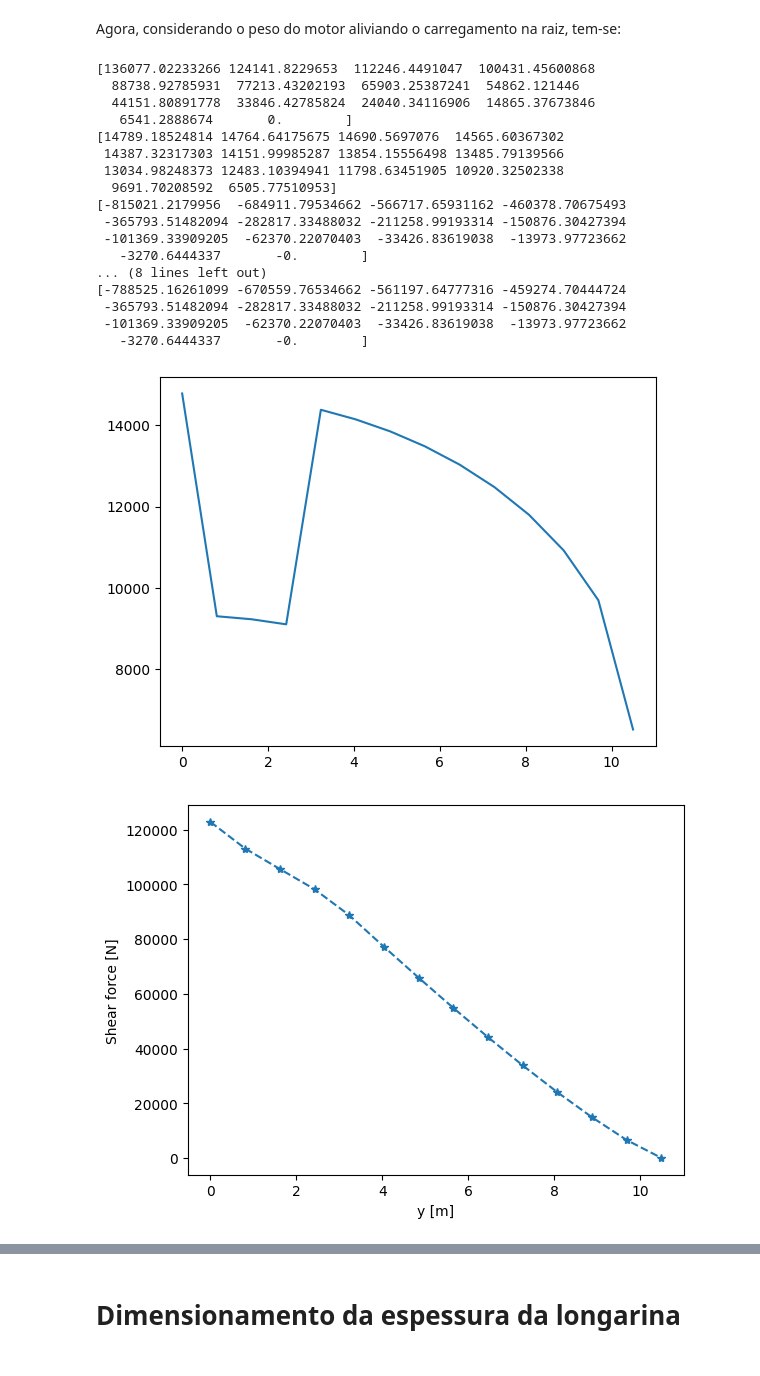
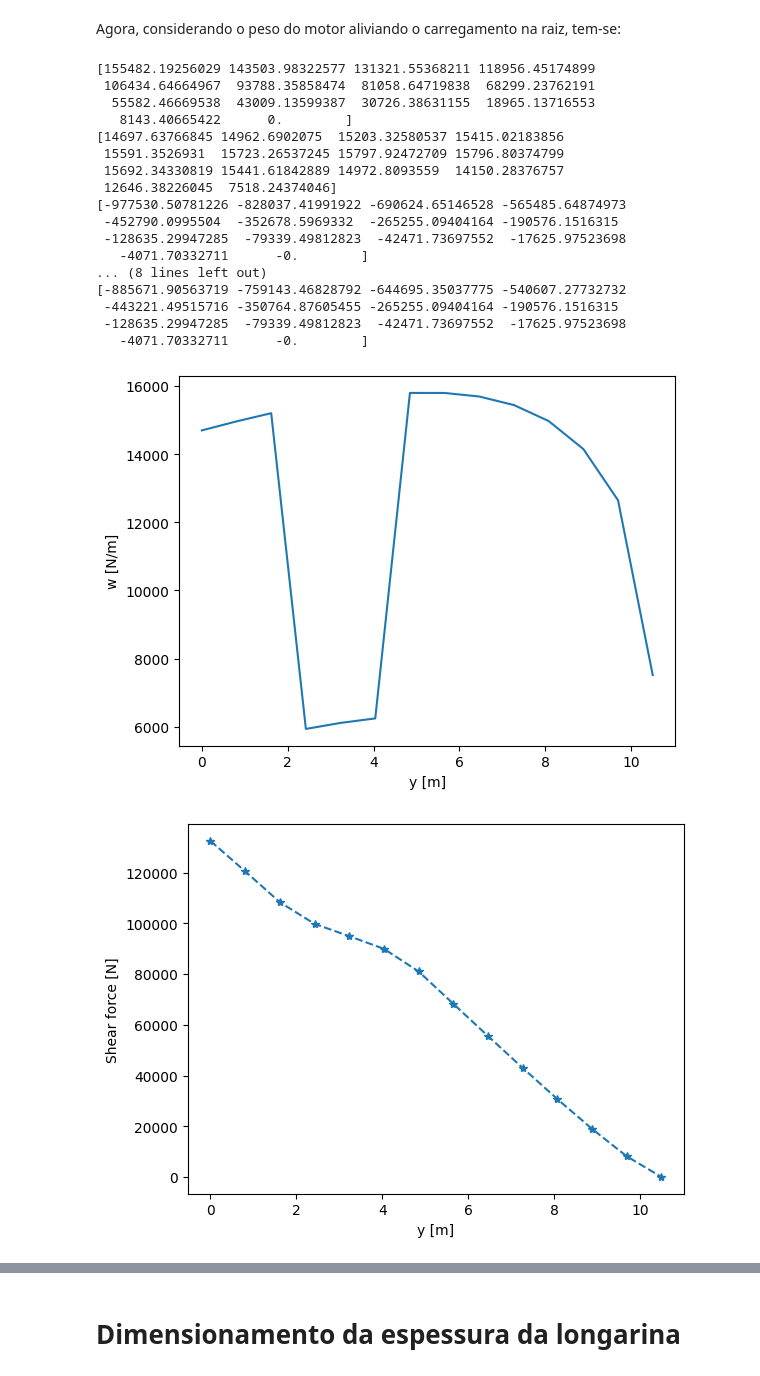
Before and after one commit to FeLorentzo/AircraftProjectEESC, a Jupyter notebook: AircraftPreliminaryDesign/AircraftPreliminaryDesign.ipynb, the cells around one changed output, grey strips where cells are left out. Saved outputs shown, nothing was run; the diff lists cells and outputs as text; code cells hidden in the pictures.

```diff
--- a/AircraftPreliminaryDesign/AircraftPreliminaryDesign.ipynb
+++ b/AircraftPreliminaryDesign/AircraftPreliminaryDesign.ipynb
@@ -82,7 +82,7 @@ aircraft = {
     'S_wet': 84.4,
     'Percent_laminar': 0.1,
     'sweep': 0,
-    'taper_ratio': 1,
+    'taper_ratio': 0.5,
     'hinge': False,
     'thickness': 0.12,
     'material': "Aerospace aluminum", # Dever ser compativel com o arquivo weight_estimation_data.json
@@ -439,6 +439,8 @@ def calculate_fuel_weight(aircraft):
 
 aircraft['engine']['weight'] = 229.5
 
+aircraft['landing gear']['height'] = 1.25
+
 aircraft['wing']['W'] = calculate_wing_weight(aircraft, weight_estimation_data)
 aircraft['ht']['W'] = calculate_horizontal_tail_weight(aircraft, weight_estimation_data)
 aircraft['vt']['W'] = calculate_vertical_tail_weight(aircraft, weight_estimation_data)
@@ -682,8 +688,8 @@ def get_gusts_lines(cza, alphas, W, S, v, n_max, n_min, n_plus, n_minus):
 # %%
 # Problem data
 
-n_max = 3.8
-n_min = -0.4 * n_max
+n_max = (2.1 + (24000/(19000 + 10000))) * 1.5 # ultimate
+n_min = -0.4 * n_max * 1.5 # ultimate
 
 W = aircraft['definitions']['MTOW'] * g / units.kgf2n(1) # lbf
 S = aircraft['wing']['S'] / (units.ft2m(1)**2) # ft²
@@ -1179,49 +1199,53 @@ Agora, considerando o peso do motor aliviando o carregamento na raiz, tem-se:
 # %%
 engine_weight = 242 * 9.81
 engine_diameter = 0.48
+propeller_diameter = 2.1
 
-engine_load = n_max * engine_weight / 3 / 0.55
+engine_load = n_max * engine_weight / (2 * 0.55) # fator de carga vezes peso dividido pela área de influência, para
+# retornar o carregamento do motor, estimado como uniforme
 
 print(SF)
 print(w)
 print(BM)
 
-w[1:4] = w[1:4] - engine_load
+w[3:6] = w[3:6] - engine_load
 SF, BM = compute_shear_force_and_bending_moment(w, delta_y)
 
 print(SF)
 print(w)
 print(BM)
 
 plt.plot(y_sections, w)
+plt.xlabel('y [m]')
+plt.ylabel('w [N/m]')
 plt.show()
 
 plt.plot(y_sections, SF, '*--')
 plt.xlabel('y [m]')
 plt.ylabel('Shear force [N]')
 plt.show()
 
 plt.plot(y_sections, BM, '*--')
 plt.xlabel('y [m]')
 plt.ylabel('Bending Moment [N]')
 plt.show()
 # %% [output]
-[136077.02233266 124141.8229653  112246.4491047  100431.45600868
-  88738.92785931  77213.43202193  65903.25387241  54862.121446
-  44151.80891778  33846.42785824  24040.34116906  14865.37673846
-   6541.2888674       0.        ]
-[14789.18524814 14764.64175675 14690.5697076  14565.60367302
- 14387.32317303 14151.99985287 13854.15556498 13485.79139566
- 13034.98248373 12483.10394941 11798.63451905 10920.32502338
-  9691.70208592  6505.77510953]
-[-815021.2179956  -684911.79534662 -566717.65931162 -460378.70675493
- -365793.51482094 -282817.33488032 -211258.99193314 -150876.30427394
- -101369.33909205  -62370.22070403  -33426.83619038  -13973.97723662
-   -3270.6444337       -0.        ]
+[155482.19256029 143503.98322577 131321.55368211 118956.45174899
+ 106434.64664967  93788.35858474  81058.64719838  68299.23762191
+  55582.46669538  43009.13599387  30726.38631155  18965.13716553
+   8143.40665422      0.        ]
+[14697.63766845 14962.6902075  15203.32580537 15415.02183856
+ 15591.3526931  15723.26537245 15797.92472709 15796.80374799
+ 15692.34330819 15441.61842889 14972.8093559  14150.28376757
+ 12646.38226045  7518.24374046]
+[-977530.50781226 -828037.41991922 -690624.65146528 -565485.64874973
+ -452790.0995504  -352678.5969332  -265255.09404164 -190576.1516315
+ -128635.29947285  -79339.49812823  -42471.73697552  -17625.97523698
+   -4071.70332711      -0.        ]
 ... (8 lines left out)
-[-788525.16261099 -670559.76534662 -561197.64777316 -459274.70444724
- -365793.51482094 -282817.33488032 -211258.99193314 -150876.30427394
- -101369.33909205  -62370.22070403  -33426.83619038  -13973.97723662
-   -3270.6444337       -0.        ]
+[-885671.90563719 -759143.46828792 -644695.35037775 -540607.27732732
+ -443221.49515716 -350764.87605455 -265255.09404164 -190576.1516315
+ -128635.29947285  -79339.49812823  -42471.73697552  -17625.97523698
+   -4071.70332711      -0.        ]
-[figure, old version]
+[figure, new version]
-[figure, old version]
+[figure, new version]
```
Also changed, not shown: parts of 43 cells of this notebook, 1 other file.
